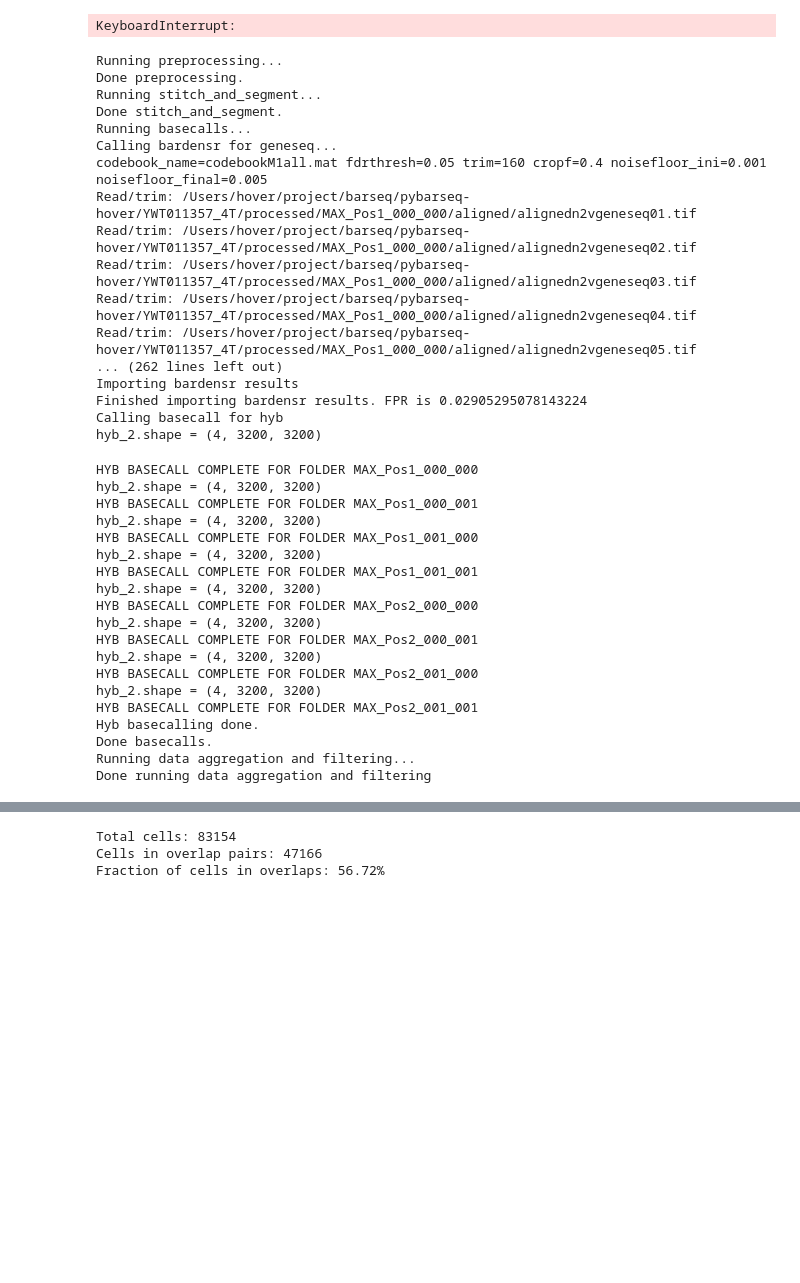
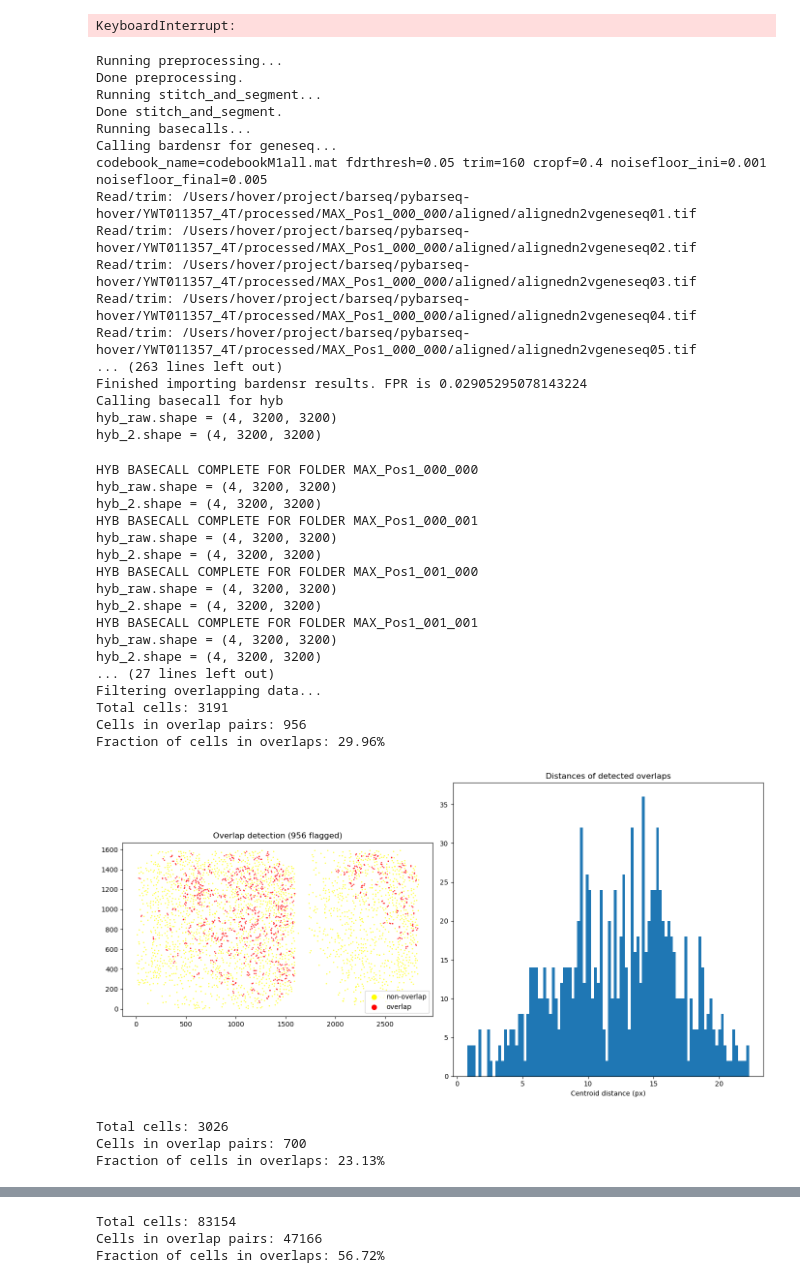
Before and after one commit to ZadorLaboratory/barseq-processing, a Jupyter notebook: attic/hover/barseq_v2.ipynb, the cells around one changed output, grey strips where cells are left out. Cells and saved outputs as stored; diff of their text form; code cells hidden in the pictures; blank space fills up the shorter version.

```diff
--- a/attic/hover/barseq_v2.ipynb
+++ b/attic/hover/barseq_v2.ipynb
@@ -2047,7 +2047,9 @@ def basecalls(pth,config_pth,num_channels=4,codebook_name='codebookM1all.mat',co
     basecall_hyb_all_tiles(pth,cyclename_hyb,config_pth,codebook_hyb_name,thresh,prominence,num_c_hyb,all_genes_ch,no_deconv)
     print('Hyb basecalling done.')
 # %%
-def data_aggregation_and_filtering(pth,config_pth,is_optseq=0,hyb_codebook_name='codebookhyb.mat',starting_slice_idx=1,starting_fov_idx=1,dummy_cell_num=10000,tilesize=3200,fraction_border=0.07,
+def data_aggregation_and_filtering(pth,config_pth,is_optseq=0,hyb_codebook_name='codebookhyb.mat',
+                                   starting_slice_idx=1,starting_fov_idx=1,dummy_cell_num=10000,tilesize=3200,
+                                   fraction_border=0.07,
                                    rescale_factor=0.5,px=0.33,box_half_width_um=5,search_radius_um=200,is_bc=0):
     print('Aggregating cell_ids...')
     aggregate_cell_ids_gene_hyb(pth,is_bc)
@@ -2504,45 +2506,47 @@ basecalls(pth,config_pth,num_channels=4,codebook_name='codebookM1all.mat',codebo
               codebook_hyb_name='codebookhyb.mat',cyclename_hyb='alignedn2vhyb',num_c_hyb=4,thresh=hyb_thresh,
               prominence=hyb_prom,all_genes_ch=2,is_optseq=0)
 print('Done basecalls.')
 
 print('Running data aggregation and filtering...')
-#data_aggregation_and_filtering(pth,config_pth,is_optseq=0,hyb_codebook_name='codebookhyb.mat',starting_slice_idx=1,starting_fov_idx=1,dummy_cell_num=10000,tilesize=3200,fraction_border=0.07,
-#                                   rescale_factor=0.5,px=0.33,box_half_width_um=5,search_radius_um=200,is_bc=0)
+data_aggregation_and_filtering(pth,config_pth,is_optseq=0,hyb_codebook_name='codebookhyb.mat',starting_slice_idx=1,starting_fov_idx=1,dummy_cell_num=10000,tilesize=3200,fraction_border=0.07,
+                                   rescale_factor=0.5,px=0.33,box_half_width_um=5,search_radius_um=200,is_bc=0)
 print('Done running data aggregation and filtering')
 # %% [output]
 Running preprocessing...
 Done preprocessing.
 Running stitch_and_segment...
 Done stitch_and_segment.
 Running basecalls...
 Calling bardensr for geneseq...
 codebook_name=codebookM1all.mat fdrthresh=0.05 trim=160 cropf=0.4 noisefloor_ini=0.001 noisefloor_final=0.005
 Read/trim: /Users/hover/project/barseq/pybarseq-hover/YWT011357_4T/processed/MAX_Pos1_000_000/aligned/alignedn2vgeneseq01.tif
 Read/trim: /Users/hover/project/barseq/pybarseq-hover/YWT011357_4T/processed/MAX_Pos1_000_000/aligned/alignedn2vgeneseq02.tif
 Read/trim: /Users/hover/project/barseq/pybarseq-hover/YWT011357_4T/processed/MAX_Pos1_000_000/aligned/alignedn2vgeneseq03.tif
 Read/trim: /Users/hover/project/barseq/pybarseq-hover/YWT011357_4T/processed/MAX_Pos1_000_000/aligned/alignedn2vgeneseq04.tif
 Read/trim: /Users/hover/project/barseq/pybarseq-hover/YWT011357_4T/processed/MAX_Pos1_000_000/aligned/alignedn2vgeneseq05.tif
-... (262 lines left out)
-Importing bardensr results
+... (263 lines left out)
 Finished importing bardensr results. FPR is 0.02905295078143224
 Calling basecall for hyb
+hyb_raw.shape = (4, 3200, 3200)
 hyb_2.shape = (4, 3200, 3200)
 HYB BASECALL COMPLETE FOR FOLDER MAX_Pos1_000_000
+hyb_raw.shape = (4, 3200, 3200)
 hyb_2.shape = (4, 3200, 3200)
 HYB BASECALL COMPLETE FOR FOLDER MAX_Pos1_000_001
+hyb_raw.shape = (4, 3200, 3200)
 hyb_2.shape = (4, 3200, 3200)
 HYB BASECALL COMPLETE FOR FOLDER MAX_Pos1_001_000
+hyb_raw.shape = (4, 3200, 3200)
 hyb_2.shape = (4, 3200, 3200)
 HYB BASECALL COMPLETE FOR FOLDER MAX_Pos1_001_001
+hyb_raw.shape = (4, 3200, 3200)
 hyb_2.shape = (4, 3200, 3200)
-HYB BASECALL COMPLETE FOR FOLDER MAX_Pos2_000_000
-hyb_2.shape = (4, 3200, 3200)
-HYB BASECALL COMPLETE FOR FOLDER MAX_Pos2_000_001
-hyb_2.shape = (4, 3200, 3200)
-HYB BASECALL COMPLETE FOR FOLDER MAX_Pos2_001_000
-hyb_2.shape = (4, 3200, 3200)
-HYB BASECALL COMPLETE FOR FOLDER MAX_Pos2_001_001
-Hyb basecalling done.
-Done basecalls.
-Running data aggregation and filtering...
-Done running data aggregation and filtering
+... (27 lines left out)
+Filtering overlapping data...
+Total cells: 3191
+Cells in overlap pairs: 956
+Fraction of cells in overlaps: 29.96%
+[figure, added]
+Total cells: 3026
+Cells in overlap pairs: 700
+Fraction of cells in overlaps: 23.13%
```
Also changed, not shown: parts of 2 cells of this notebook, 5 other files.
